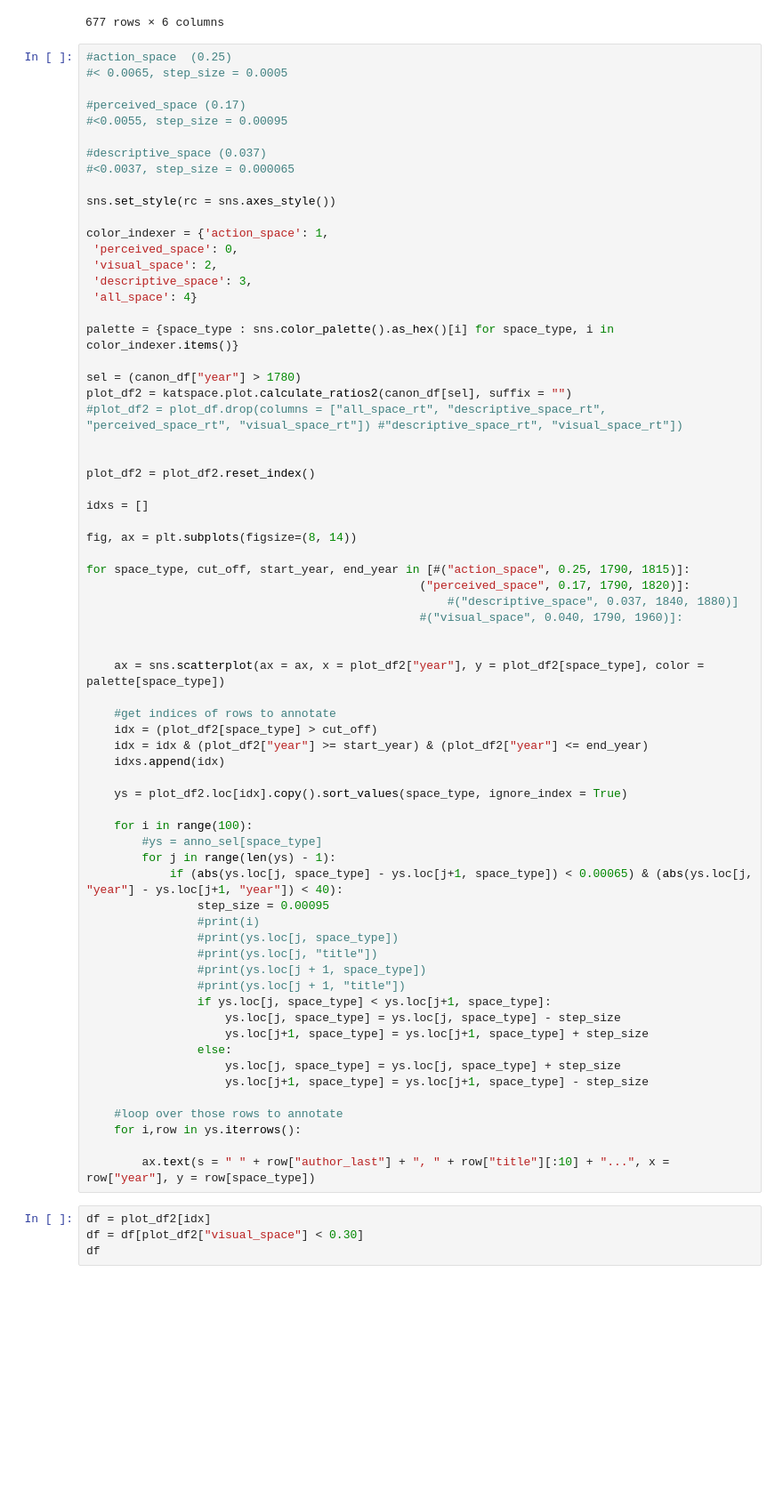
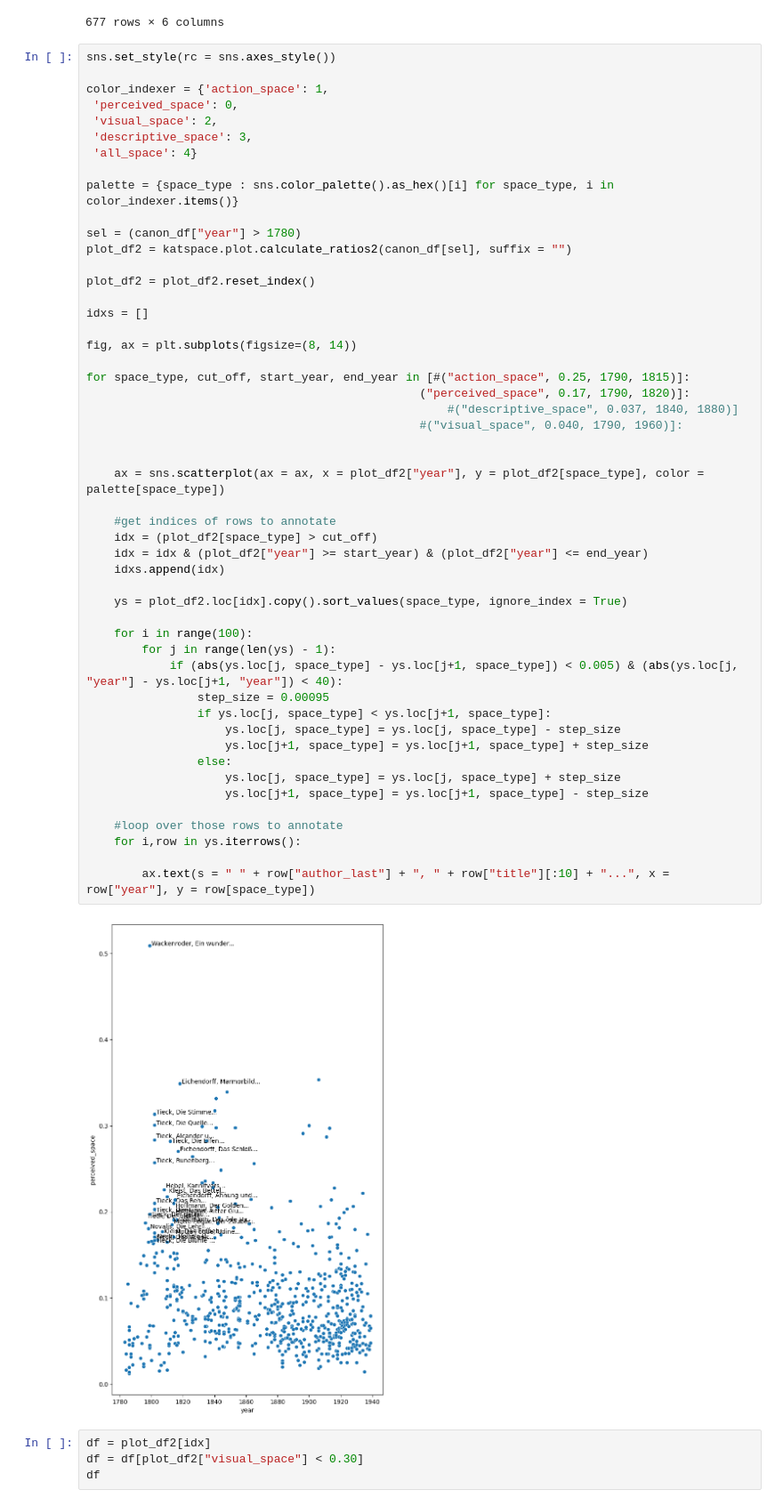
Before and after one commit to katrinrohrb/aspects-space, a Jupyter notebook: notebooks/data_vis_canon.ipynb, the cells around one changed output. Shown at 89% size. Drawn from its saved outputs; the diff is of its cells as text; blank space fills up the shorter version.

```diff
--- a/notebooks/data_vis_canon.ipynb
+++ b/notebooks/data_vis_canon.ipynb
@@ -417,15 +397,6 @@ plot_df
 | 1939 | 0.079151 | 0.117885 | 0.011957 | 0.029303 | 0.761704 | 0.238296 |
 677 rows × 6 columns
 # %%
-#action_space  (0.25)
-#< 0.0065, step_size = 0.0005
-
-#perceived_space (0.17)
-#<0.0055, step_size = 0.00095
-
-#descriptive_space (0.037)
-#<0.0037, step_size = 0.000065
-
 sns.set_style(rc = sns.axes_style())
 
 color_indexer = {'action_space': 1,
@@ -438,8 +409,6 @@ palette = {space_type : sns.color_palette().as_hex()[i] for space_type, i in col
 
 sel = (canon_df["year"] > 1780)
 plot_df2 = katspace.plot.calculate_ratios2(canon_df[sel], suffix = "")
-#plot_df2 = plot_df.drop(columns = ["all_space_rt", "descriptive_space_rt", "perceived_space_rt", "visual_space_rt"]) #"descriptive_space_rt", "visual_space_rt"])
-
 
 plot_df2 = plot_df2.reset_index()
 
@@ -449,40 +418,36 @@ fig, ax = plt.subplots(figsize=(8, 14))
 
 for space_type, cut_off, start_year, end_year in [#("action_space", 0.25, 1790, 1815)]:
                                                 ("perceived_space", 0.17, 1790, 1820)]:
                                                     #("descriptive_space", 0.037, 1840, 1880)]
                                                 #("visual_space", 0.040, 1790, 1960)]:
 
 
     ax = sns.scatterplot(ax = ax, x = plot_df2["year"], y = plot_df2[space_type], color = palette[space_type])
 
     #get indices of rows to annotate
     idx = (plot_df2[space_type] > cut_off)
     idx = idx & (plot_df2["year"] >= start_year) & (plot_df2["year"] <= end_year)
     idxs.append(idx)
 
     ys = plot_df2.loc[idx].copy().sort_values(space_type, ignore_index = True)
 
     for i in range(100):
-        #ys = anno_sel[space_type]
         for j in range(len(ys) - 1):
-            if (abs(ys.loc[j, space_type] - ys.loc[j+1, space_type]) < 0.00065) & (abs(ys.loc[j, "year"] - ys.loc[j+1, "year"]) < 40):
+            if (abs(ys.loc[j, space_type] - ys.loc[j+1, space_type]) < 0.005) & (abs(ys.loc[j, "year"] - ys.loc[j+1, "year"]) < 40):
                 step_size = 0.00095
-                #print(i)
-                #print(ys.loc[j, space_type])
-                #print(ys.loc[j, "title"])
-                #print(ys.loc[j + 1, space_type])
-                #print(ys.loc[j + 1, "title"])
                 if ys.loc[j, space_type] < ys.loc[j+1, space_type]:
                     ys.loc[j, space_type] = ys.loc[j, space_type] - step_size
                     ys.loc[j+1, space_type] = ys.loc[j+1, space_type] + step_size
                 else:
                     ys.loc[j, space_type] = ys.loc[j, space_type] + step_size
                     ys.loc[j+1, space_type] = ys.loc[j+1, space_type] - step_size
 
     #loop over those rows to annotate
     for i,row in ys.iterrows():
 
         ax.text(s = " " + row["author_last"] + ", " + row["title"][:10] + "...", x = row["year"], y = row[space_type])
+# %% [output]
+[figure, added]
 # %%
 df = plot_df2[idx]
 df = df[plot_df2["visual_space"] < 0.30]
```
Also changed, not shown: parts of 12 cells of this notebook.
